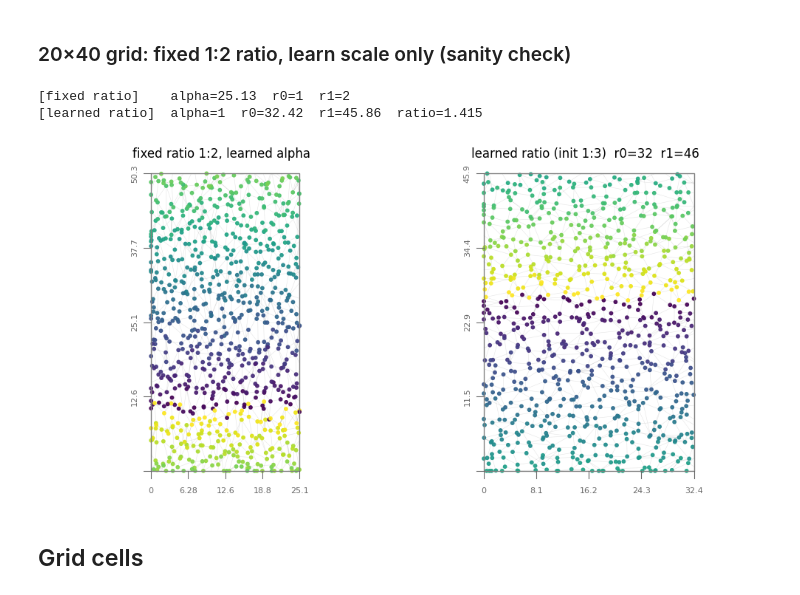
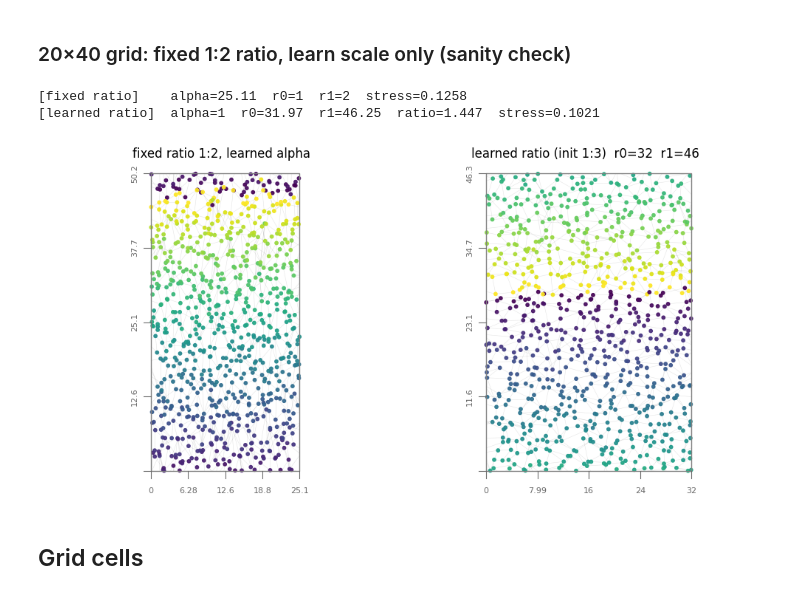
Before and after one commit to JacobLMiller/torus-mds, a Jupyter notebook: examples_rhombus.ipynb, the cells around one changed output. Saved outputs shown, nothing was run; the diff lists cells and outputs as text; code cells hidden in the pictures.

```diff
--- a/examples_rhombus.ipynb
+++ b/examples_rhombus.ipynb
@@ -62,13 +70,14 @@ colors_short = [i for (i, j) in G40.nodes()]
 fig, axes = plt.subplots(1, 3, figsize=(12, 4))
 for ax, mode in zip(axes, ['alpha', 'square', 'rectangular']):
     proj = MDSTorusProjector()
-    proj.fit_transform(D40, learn_mode=mode)
+    X = proj.fit_transform(D40, learn_mode=mode)
+    stress = torus_stress(X, D40, proj)
     if mode == 'alpha':
-        print(f"[{mode}]  alpha={proj.alpha_:.4g}")
+        print(f"[{mode}]  alpha={proj.alpha_:.4g}  stress={stress:.4g}")
     elif mode == 'square':
-        print(f"[{mode}]  r={proj.r0_:.4g}")
+        print(f"[{mode}]  r={proj.r0_:.4g}  stress={stress:.4g}")
     else:
-        print(f"[{mode}]  r0={proj.r0_:.4g}  r1={proj.r1_:.4g}  ratio={proj.r1_/proj.r0_:.3f}")
+        print(f"[{mode}]  r0={proj.r0_:.4g}  r1={proj.r1_:.4g}  ratio={proj.r1_/proj.r0_:.3f}  stress={stress:.4g}")
     vis.plot_embedding_with_torus_edges(G=G40, torus=proj, ax=ax, colors=colors)
     ax.set_title(f"learn_mode='{mode}'")
 plt.suptitle("20×40 periodic grid")
@@ -83,22 +92,22 @@ plt.tight_layout()
 # %%
 colors = [j for (i, j) in G40.nodes()]
 
 fig, axes = plt.subplots(1, 2, figsize=(10, 5))
 
 proj = MDSTorusProjector()
-proj.fit_transform(D40, learn_mode='alpha', r0_init=1.0, r1_init=2.0)
-print(f"[fixed ratio]    alpha={proj.alpha_:.4g}  r0={proj.r0_:.4g}  r1={proj.r1_:.4g}")
+X = proj.fit_transform(D40, learn_mode='alpha', r0_init=1.0, r1_init=2.0)
+print(f"[fixed ratio]    alpha={proj.alpha_:.4g}  r0={proj.r0_:.4g}  r1={proj.r1_:.4g}  stress={torus_stress(X, D40, proj):.4g}")
 vis.plot_embedding_with_torus_edges(G=G40, torus=proj, ax=axes[0], colors=colors)
 axes[0].set_title("fixed ratio 1:2, learned alpha")
 
 proj = MDSTorusProjector()
-proj.fit_transform(D40, learn_mode='rectangular', r0_init=25.0, r1_init=50.0)
-print(f"[learned ratio]  alpha={proj.alpha_:.4g}  r0={proj.r0_:.4g}  r1={proj.r1_:.4g}  ratio={proj.r1_/proj.r0_:.3f}")
+X = proj.fit_transform(D40, learn_mode='rectangular', r0_init=25.0, r1_init=50.0)
+print(f"[learned ratio]  alpha={proj.alpha_:.4g}  r0={proj.r0_:.4g}  r1={proj.r1_:.4g}  ratio={proj.r1_/proj.r0_:.3f}  stress={torus_stress(X, D40, proj):.4g}")
 vis.plot_embedding_with_torus_edges(G=G40, torus=proj, ax=axes[1], colors=colors)
 axes[1].set_title(f"learned ratio (init 1:3)  r0={proj.r0_:.2g}  r1={proj.r1_:.2g}")
 
 plt.tight_layout()
 # %% [output]
-[fixed ratio]    alpha=25.13  r0=1  r1=2
-[learned ratio]  alpha=1  r0=32.42  r1=45.86  ratio=1.415
+[fixed ratio]    alpha=25.11  r0=1  r1=2  stress=0.1258
+[learned ratio]  alpha=1  r0=31.97  r1=46.25  ratio=1.447  stress=0.1021
-[figure, old version]
+[figure, new version]
```
Also changed, not shown: parts of 15 cells of this notebook, 6 other files.
